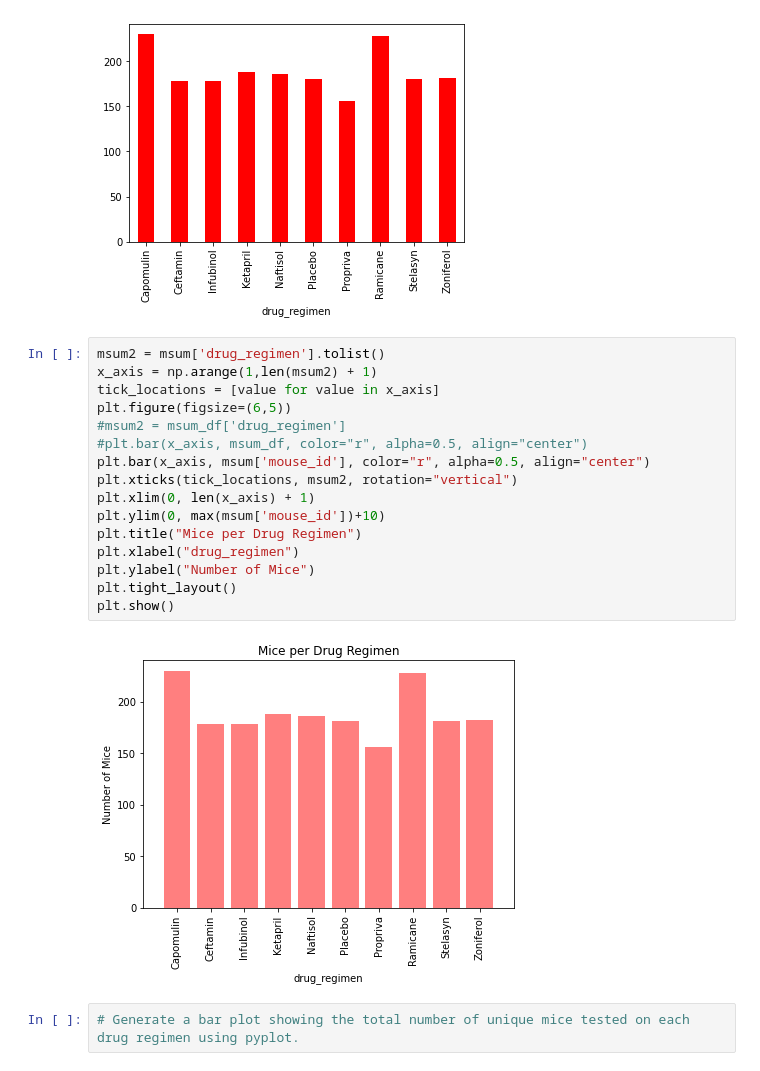
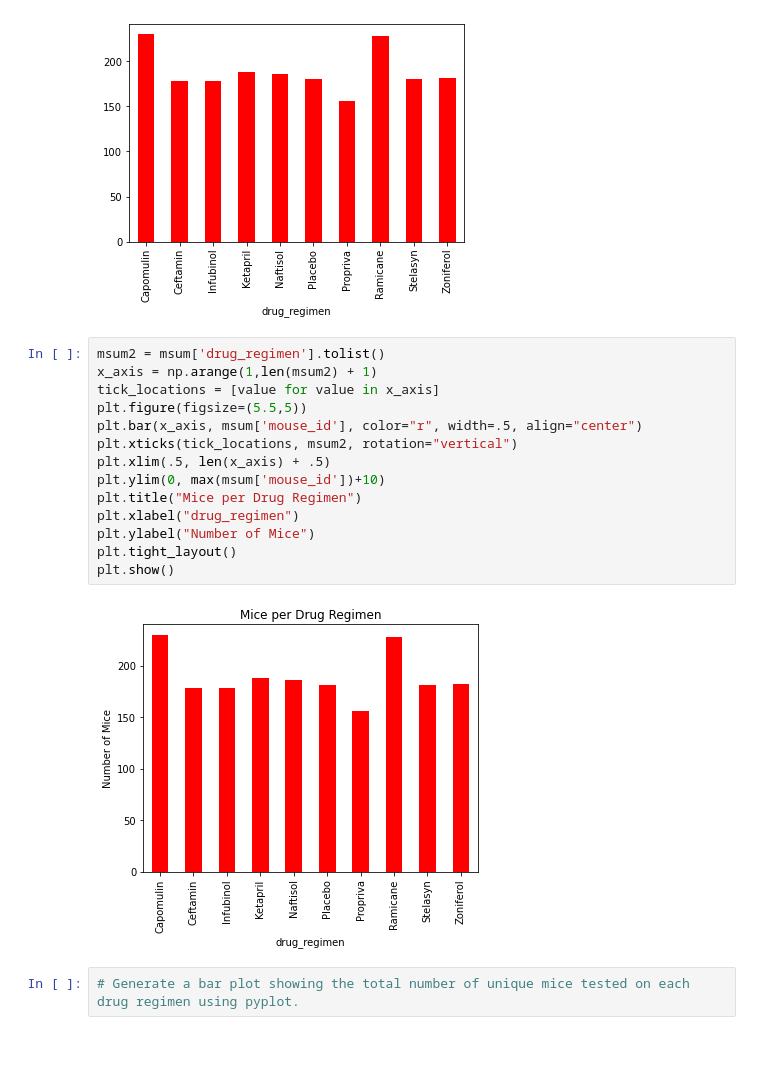
Before and after one commit to usa4148/the-power-of-plots, a Jupyter notebook: pymaceuticals_starter.ipynb, the cells around one changed output. Drawn from its saved outputs; the diff is of its cells as text.

Commit message:
bar charts look good3

```diff
--- a/pymaceuticals_starter.ipynb
+++ b/pymaceuticals_starter.ipynb
@@ -198,21 +198,19 @@ plotit.plot(kind="bar", facecolor="red");
 # %%
 msum2 = msum['drug_regimen'].tolist()
 x_axis = np.arange(1,len(msum2) + 1)
 tick_locations = [value for value in x_axis]
-plt.figure(figsize=(6,5))
-#msum2 = msum_df['drug_regimen']
-#plt.bar(x_axis, msum_df, color="r", alpha=0.5, align="center")
-plt.bar(x_axis, msum['mouse_id'], color="r", alpha=0.5, align="center")
+plt.figure(figsize=(5.5,5))
+plt.bar(x_axis, msum['mouse_id'], color="r", width=.5, align="center")
 plt.xticks(tick_locations, msum2, rotation="vertical")
-plt.xlim(0, len(x_axis) + 1)
+plt.xlim(.5, len(x_axis) + .5)
 plt.ylim(0, max(msum['mouse_id'])+10)
 plt.title("Mice per Drug Regimen")
 plt.xlabel("drug_regimen")
 plt.ylabel("Number of Mice")
 plt.tight_layout()
 plt.show()
 # %% [output]
-[figure, old version]
+[figure, new version]
 # %%
 # Generate a bar plot showing the total number of unique mice tested on each drug regimen using pyplot.
 # %%
```
